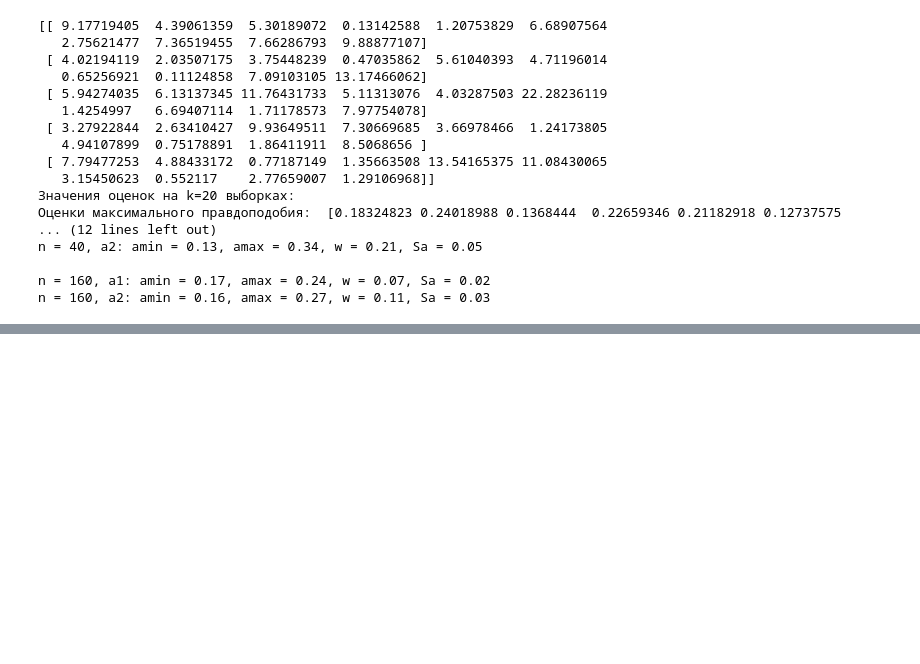
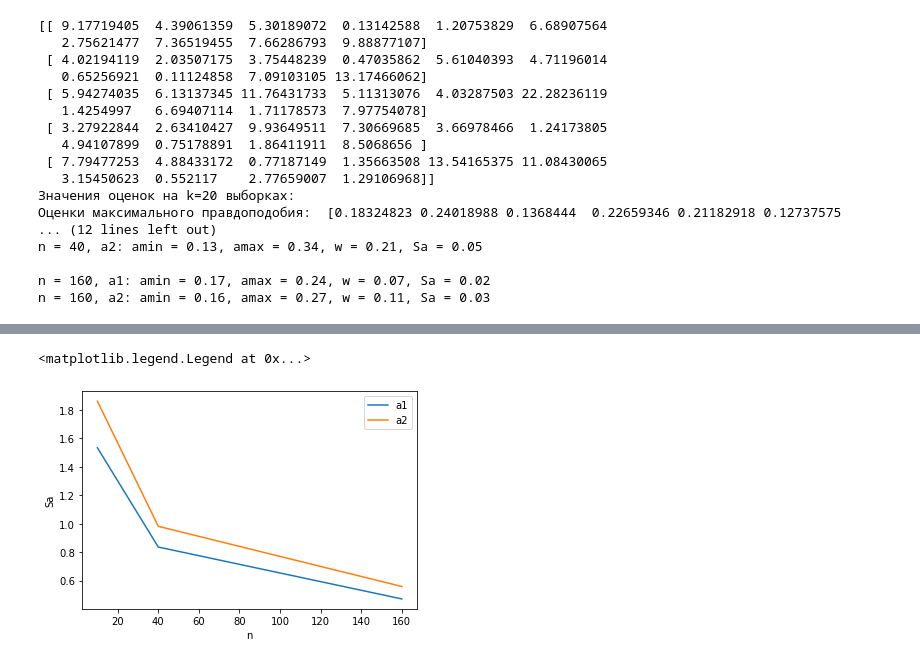
Before and after one commit to rdnply/statistics, a Jupyter notebook: estimations.ipynb, the cells around one changed output, grey strips where cells are left out. Cells and saved outputs as stored; diff of their text form; code cells hidden in the pictures; blank space fills up the shorter version.

```diff
--- a/estimations.ipynb
+++ b/estimations.ipynb
@@ -231,0 +244,11 @@ n = 160, a2: amin = 0.16, amax = 0.27, w = 0.11, Sa = 0.03
+# %%
+y1 = get_std([a1_10, a1_40, a1_160])
+y2 = get_std([a2_10, a2_40, a2_160])
+plt.plot(x, y1, label='a1')
+plt.plot(x, y2, label='a2')
+plt.xlabel('n')
+plt.ylabel('Sa')
+plt.legend()
+# %% [output]
+<matplotlib.legend.Legend at 0x...>
+[figure, added]
```
Also changed, not shown: parts of 4 cells of this notebook.
